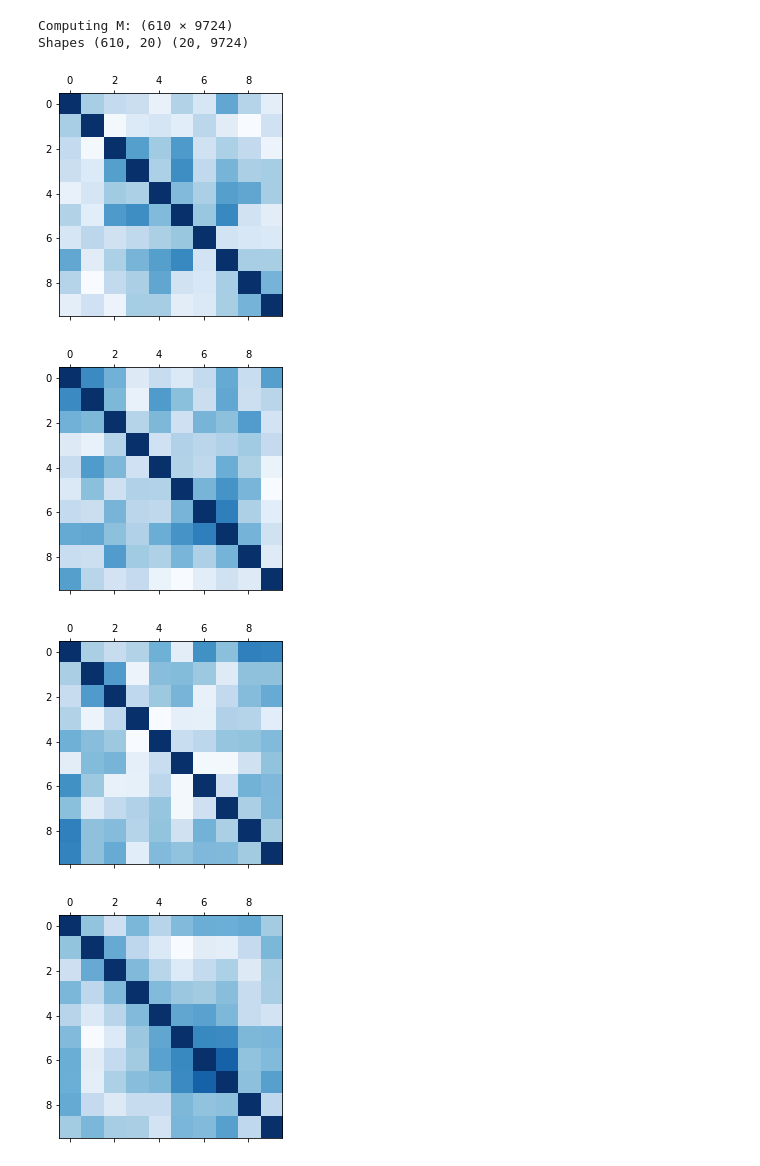
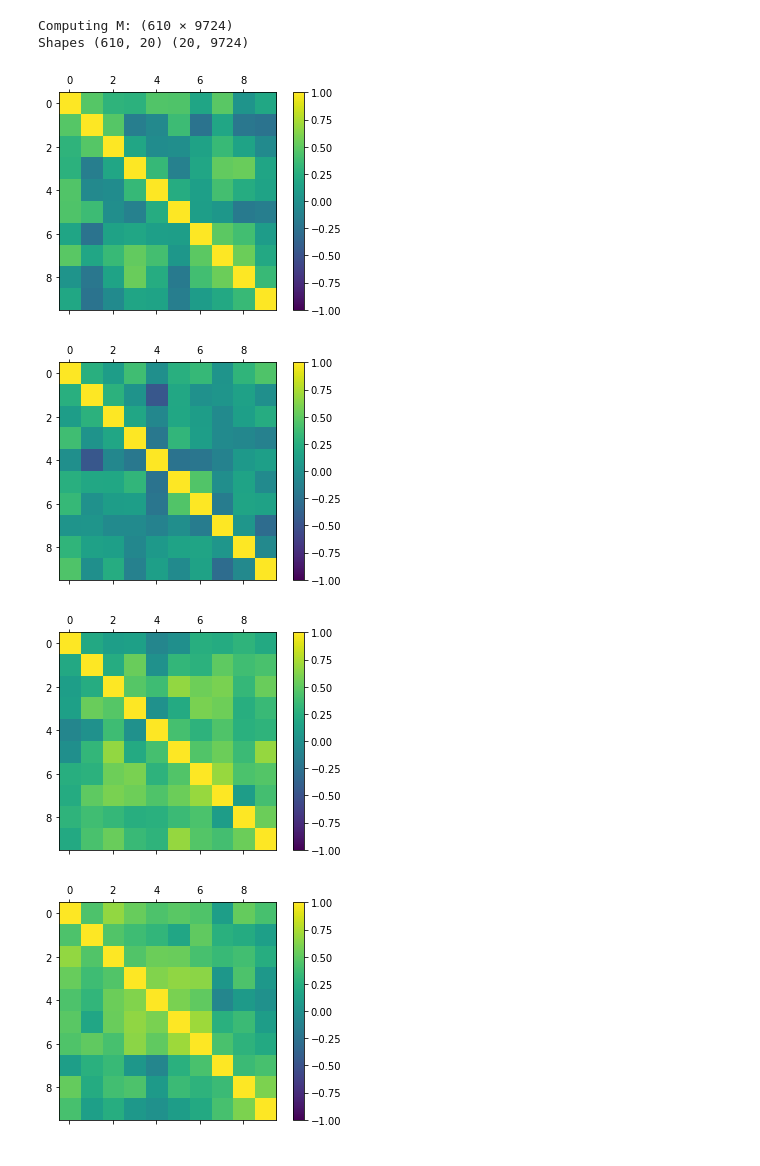
Before and after one commit to Pibou421/dynamic_recommandation, a Jupyter notebook: Visualization.ipynb, the cells around one changed output. Cells and saved outputs as stored; diff of their text form; code cells hidden in the pictures.

```diff
--- a/Visualization.ipynb
+++ b/Visualization.ipynb
@@ -120,9 +120,12 @@ for U in U_list :
     comparison_matrices.append(np.dot(U,U.transpose()))
 # %%
 for U in comparison_matrices :
-    plt.matshow(U+1, cmap=plt.cm.Blues)
+    fig = plt.figure()
+    ax = fig.add_subplot(111)
+    plot = ax.matshow(U, vmin = -1, vmax = 1)
+    fig.colorbar(plot)
 # %% [output]
-[figure, old version]
+[figure, new version]
-[figure, old version]
+[figure, new version]
-[figure, old version]
+[figure, new version]
-[figure, old version]
+[figure, new version]
```
Also changed, not shown: parts of 1 cell of this notebook.
